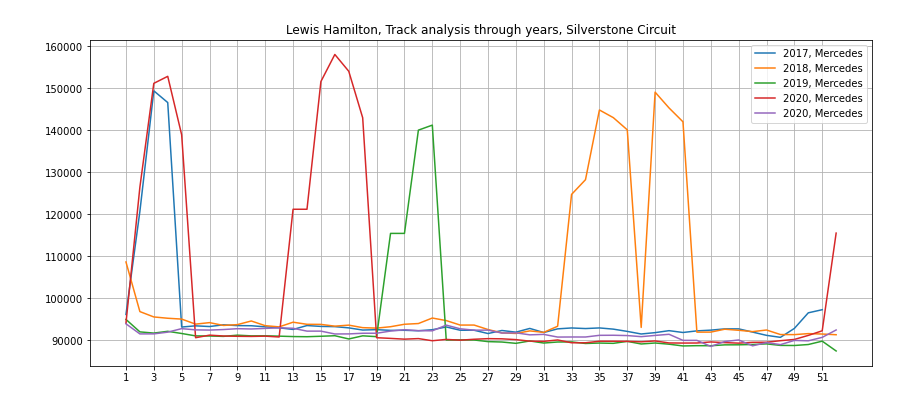
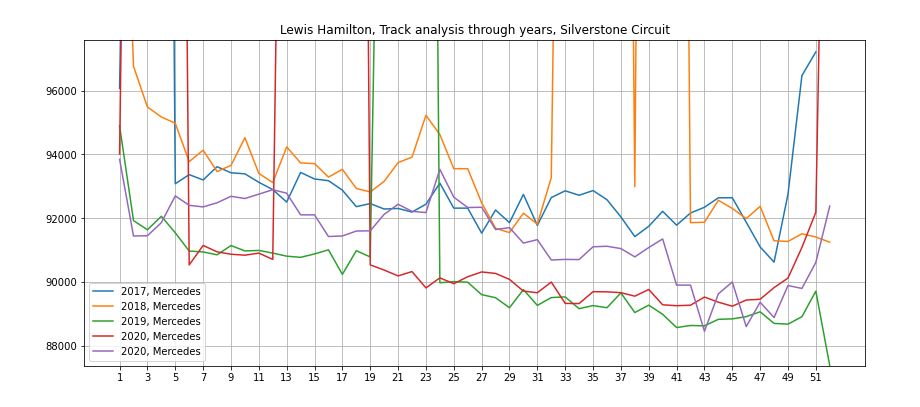
Before and after one commit to cnkndmr/formula1-data-analysis, a Jupyter notebook: src/03-driver_laptime_by_race.ipynb, the cells around one changed output. Drawn from its saved outputs; the diff is of its cells as text; code cells hidden in the pictures.

```diff
--- a/src/03-driver_laptime_by_race.ipynb
+++ b/src/03-driver_laptime_by_race.ipynb
@@ -31,31 +31,40 @@ ms_max, ms_min = [], []
 for raceId in races_df[races_df.circuitId == circuitId].sort_values("year").raceId.iloc[-5:]:
     race_df = lap_times_df[(lap_times_df.raceId == raceId) & (lap_times_df.driverId == driverId)].copy()
 
     pit_stop_df = pit_stops_df[(pit_stops_df.raceId == raceId) & (pit_stops_df.driverId == driverId)]
 
     for lap in pit_stop_df.lap:
         race_df.loc[race_df.lap.isin([lap, lap + 1]),'milliseconds'] = np.nan
         mean_value = race_df.loc[race_df.lap.isin([lap - 1, lap + 2])].milliseconds.mean()
         race_df.loc[race_df.lap.isin([lap, lap + 1]),'milliseconds'] = mean_value
 
     ms_max.append(race_df.milliseconds.max())
     ms_min.append(race_df.milliseconds.min())
 
     race_year = str(races_df[races_df.raceId == raceId].year.iloc[0])
     constructorId = results_df[(results_df.raceId == raceId) & (results_df.driverId == driverId)].constructorId.iloc[0]
     constructor_name = constructors_df[constructors_df.constructorId == constructorId].name.iloc[0]
     label = race_year + ', ' + constructor_name
     plt.plot(race_df.lap,
              race_df.milliseconds,
              label = label)
 
 plt.legend()
+last_5_raceId = races_df[races_df.circuitId == circuitId].sort_values("year").raceId.iloc[-5:]
+race_df = lap_times_df[(lap_times_df.raceId.isin(last_5_raceId)) & (lap_times_df.driverId == driverId)].copy()
+q1 = race_df.milliseconds.quantile(0.25)
+q3 = race_df.milliseconds.quantile(0.75)
+cons = (q3 - q1) * 1.5
+high_lim = q3 + cons
+low_lim = q1 - cons
+plt.ylim(race_df.milliseconds.min(),
+         high_lim)
 driver_forename = drivers_df[drivers_df.driverRef == driverRef].forename.iloc[0]
 driver_surname = drivers_df[drivers_df.driverRef == driverRef].surname.iloc[0]
 circuit_name = circuits_df[circuits_df.circuitRef == circuitRef].name.iloc[0]
 plt.title(driver_forename + ' ' + driver_surname + ', Track analysis through years, ' + circuit_name)
 plt.grid()
 plt.xticks(np.arange(race_df["lap"].values.min(), race_df["lap"].values.max()+1, 2.0))
 plt.show()
 # %% [output]
-[figure, old version]
+[figure, new version]
```
